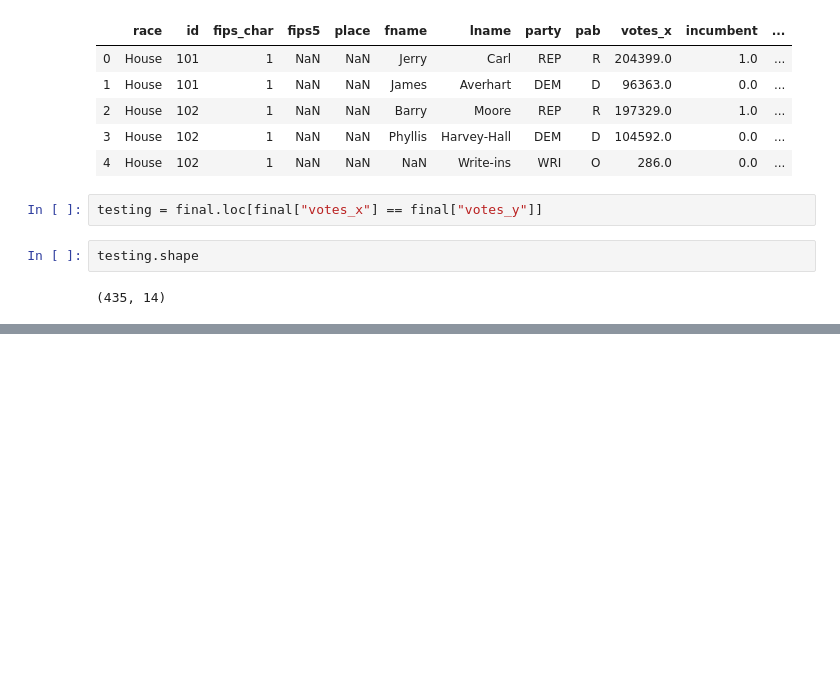
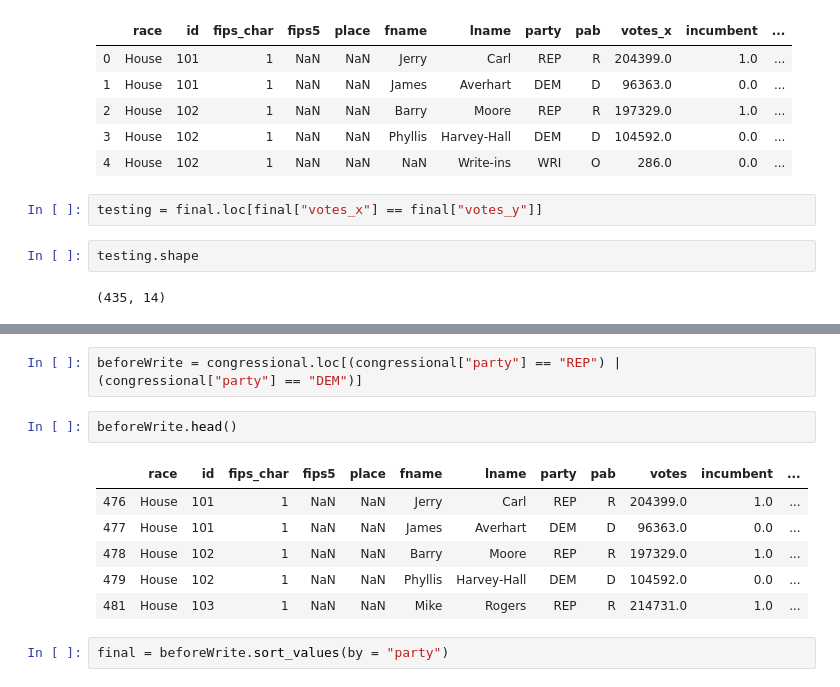
Before and after one commit to aehasan/gerrrymandered21, a Jupyter notebook: src/data/Untitled.ipynb, the cells around one changed output, grey strips where cells are left out. Cells and saved outputs as stored; diff of their text form; blank space fills up the shorter version.

```diff
--- a/src/data/Untitled.ipynb
+++ b/src/data/Untitled.ipynb
@@ -90,0 +100,13 @@ testing.shape
+# %%
+beforeWrite = congressional.loc[(congressional["party"] == "REP") | (congressional["party"] == "DEM")]
+# %%
+beforeWrite.head()
+# %% [output]
+|  | race | id | fips_char | fips5 | place | fname | lname | party | pab | votes | incumbent | ... |
+| 476 | House | 101 | 1 | NaN | NaN | Jerry | Carl | REP | R | 204399.0 | 1.0 | ... |
+| 477 | House | 101 | 1 | NaN | NaN | James | Averhart | DEM | D | 96363.0 | 0.0 | ... |
+| 478 | House | 102 | 1 | NaN | NaN | Barry | Moore | REP | R | 197329.0 | 1.0 | ... |
+| 479 | House | 102 | 1 | NaN | NaN | Phyllis | Harvey-Hall | DEM | D | 104592.0 | 0.0 | ... |
+| 481 | House | 103 | 1 | NaN | NaN | Mike | Rogers | REP | R | 214731.0 | 1.0 | ... |
+# %%
+final = beforeWrite.sort_values(by = "party")
```
Also changed, not shown: parts of 3 cells of this notebook, 4 other files.
